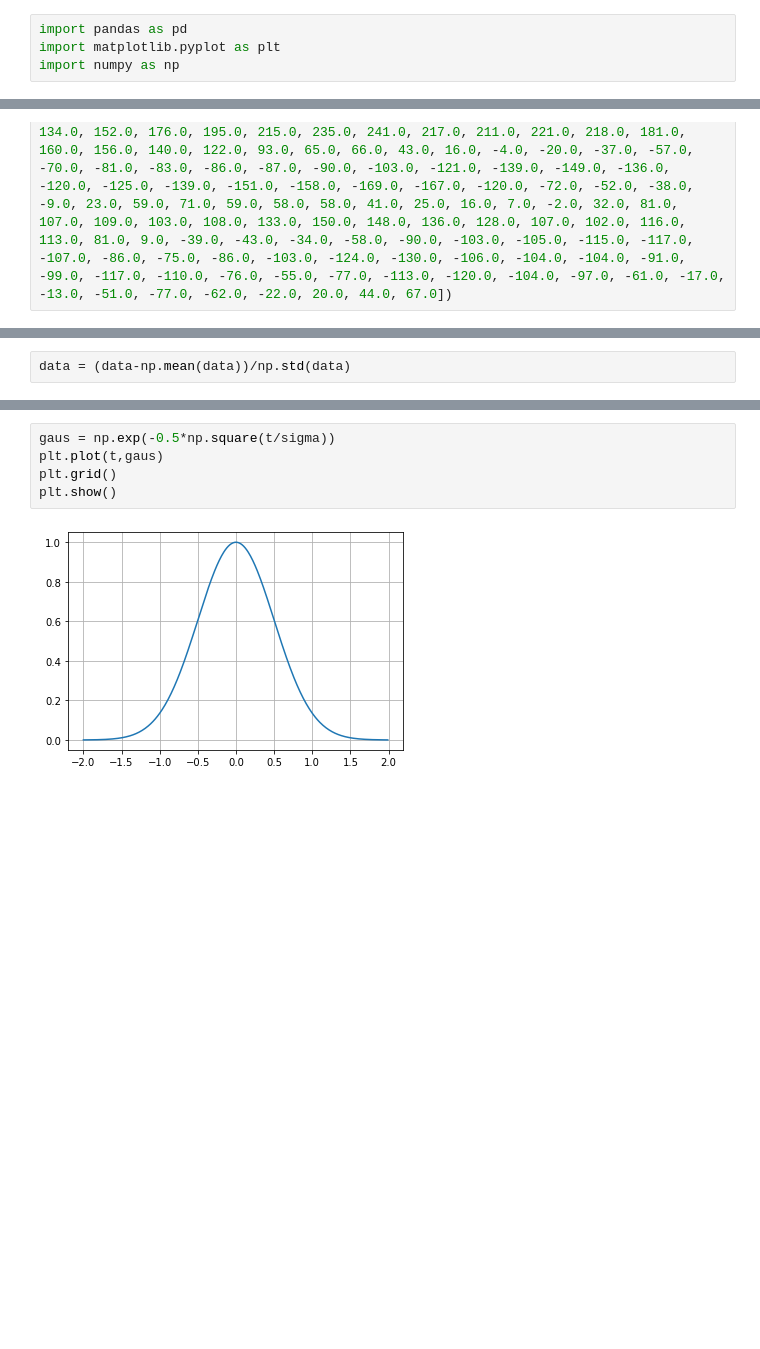
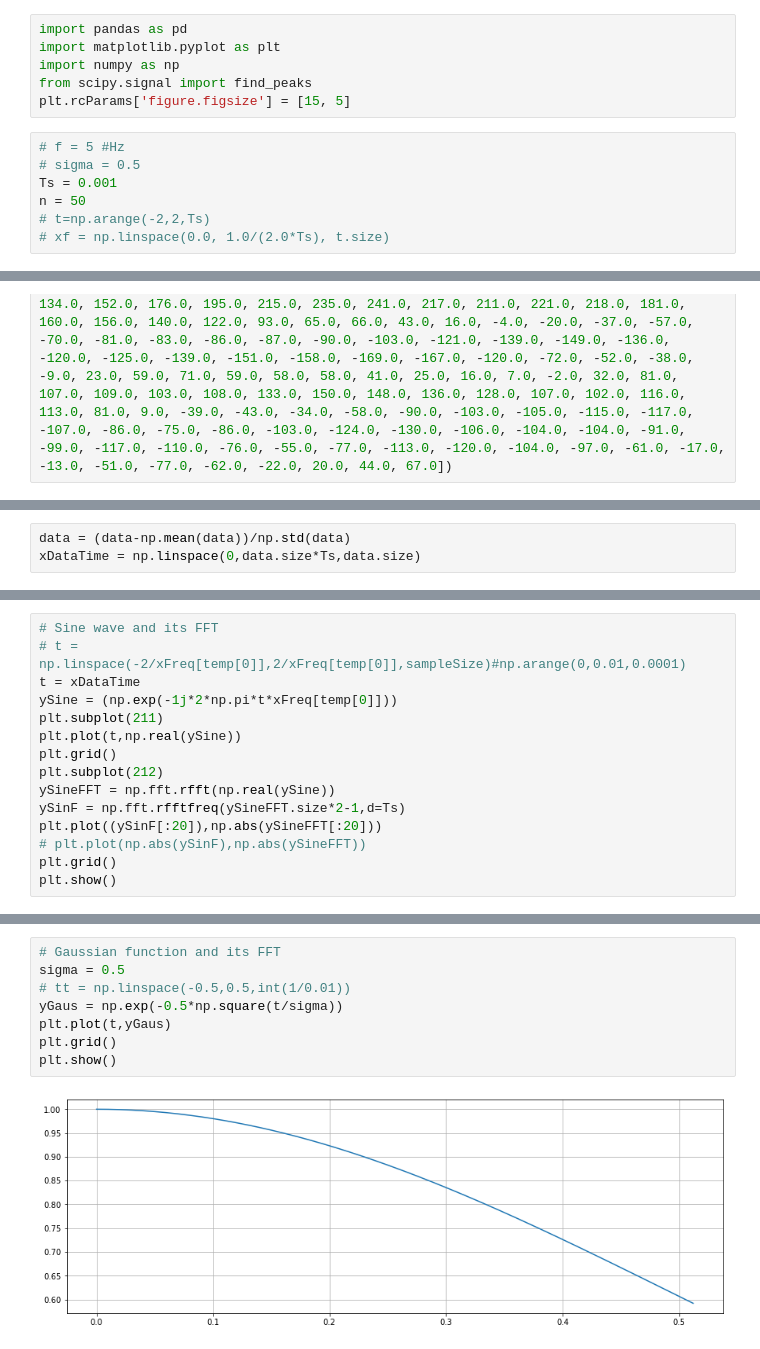
Before and after one commit to solothinker/SignalConcepts, a Jupyter notebook: Basics of Signals.ipynb, the cells around one changed output, grey strips where cells are left out. Cells and saved outputs as stored; diff of their text form; blank space fills up the shorter version.

```diff
--- a/Basics of Signals.ipynb
+++ b/Basics of Signals.ipynb
@@ -2,5 +2,14 @@
 import pandas as pd
 import matplotlib.pyplot as plt
 import numpy as np
+from scipy.signal import find_peaks
+plt.rcParams['figure.figsize'] = [15, 5]
+# %%
+# f = 5 #Hz
+# sigma = 0.5
+Ts = 0.001
+n = 50
+# t=np.arange(-2,2,Ts)
+# xf = np.linspace(0.0, 1.0/(2.0*Ts), t.size)
 # %%
 #https://www.kaggle.com/berkeley-biosense/synchronized-brainwave-dataset
@@ -8,3 +19,4 @@ data  = np.array([-203.0, -202.0, -196.0, -185.0, -163.0, -137.0, -110.0, -70.0,
 # %%
 data = (data-np.mean(data))/np.std(data)
+xDataTime = np.linspace(0,data.size*Ts,data.size)
 # %%
@@ -28,0 +59,15 @@ plt.show()
+# %%
+# Sine wave and its FFT
+# t = np.linspace(-2/xFreq[temp[0]],2/xFreq[temp[0]],sampleSize)#np.arange(0,0.01,0.0001)
+t = xDataTime
+ySine = (np.exp(-1j*2*np.pi*t*xFreq[temp[0]]))
+plt.subplot(211)
+plt.plot(t,np.real(ySine))
+plt.grid()
+plt.subplot(212)
+ySineFFT = np.fft.rfft(np.real(ySine))
+ySinF = np.fft.rfftfreq(ySineFFT.size*2-1,d=Ts)
+plt.plot((ySinF[:20]),np.abs(ySineFFT[:20]))
+# plt.plot(np.abs(ySinF),np.abs(ySineFFT))
+plt.grid()
+plt.show()
@@ -29,7 +76,10 @@ plt.show()
 # %%
-gaus = np.exp(-0.5*np.square(t/sigma))
-plt.plot(t,gaus)
+# Gaussian function and its FFT
+sigma = 0.5
+# tt = np.linspace(-0.5,0.5,int(1/0.01))
+yGaus = np.exp(-0.5*np.square(t/sigma))
+plt.plot(t,yGaus)
 plt.grid()
 plt.show()
 # %% [output]
-[figure, old version]
+[figure, new version]
```
Also changed, not shown: parts of 24 cells of this notebook.
